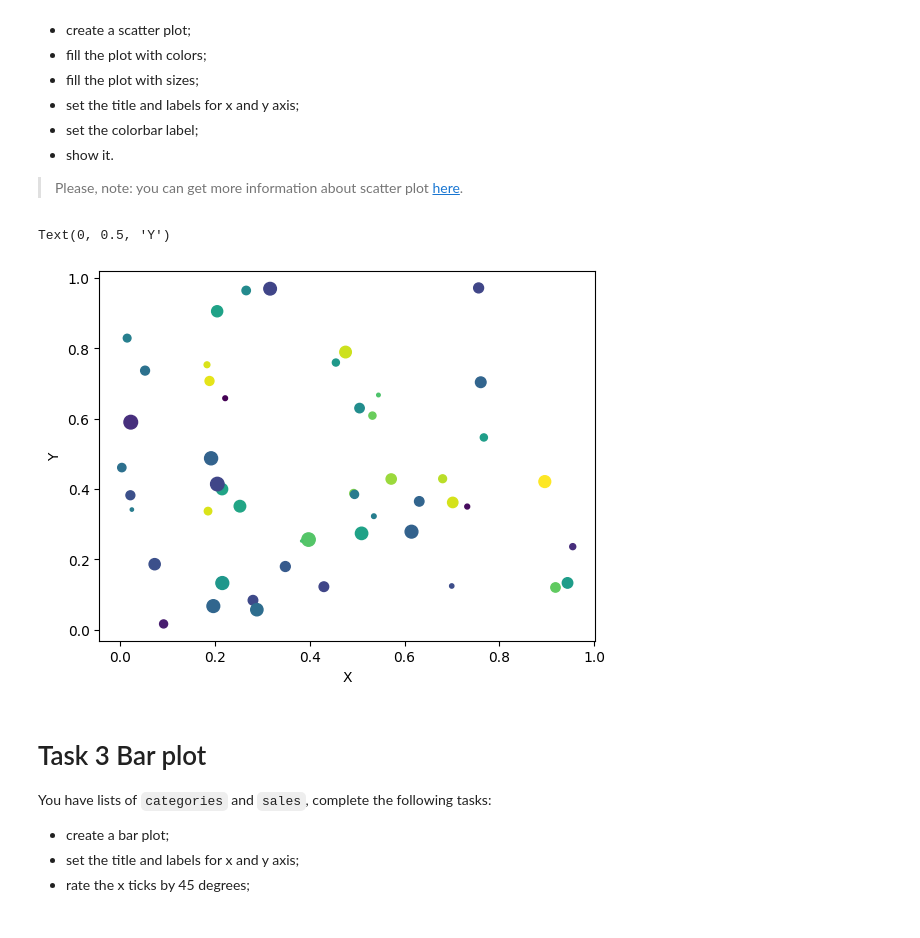
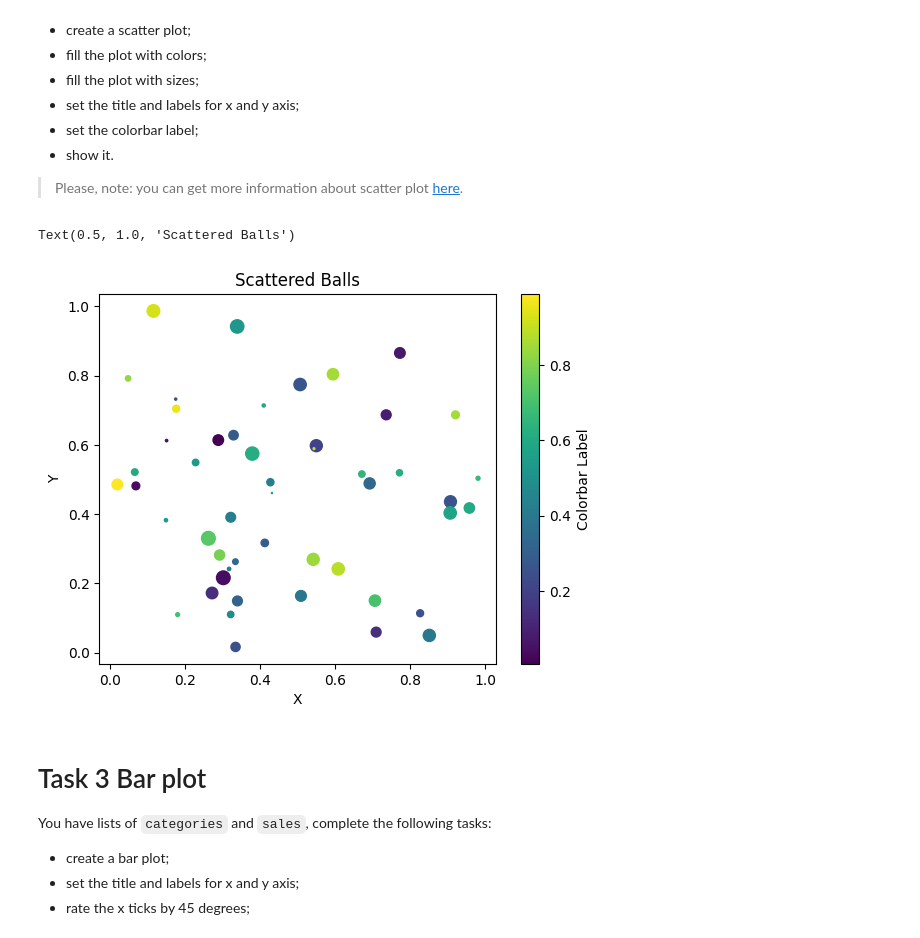
Before and after one commit to mate-academy/py-matplotlib, a Jupyter notebook: app/matplotlib.ipynb, the cells around one changed output. Saved outputs shown, nothing was run; the diff lists cells and outputs as text; code cells hidden in the pictures.

```diff
--- a/app/matplotlib.ipynb
+++ b/app/matplotlib.ipynb
@@ -39,20 +42,22 @@ Complete the following tasks:
 # %%
 x = np.random.rand(50)
 y = np.random.rand(50)
 colors = np.random.rand(50)
 sizes = 100 * np.random.rand(50)
 df1 = pd.DataFrame({
     'x': x,
     'y': y,
     'size': sizes,
     'color': colors
 })
 plt.scatter(df1['x'], df1['y'], s=sizes, c=colors)
 plt.xlabel('X')
 plt.ylabel('Y')
+plt.colorbar(label='Colorbar Label')
+plt.title('Scattered Balls')
 # %% [output]
-Text(0, 0.5, 'Y')
+Text(0.5, 1.0, 'Scattered Balls')
-[figure, old version]
+[figure, new version]
 # %% [markdown]
 # Task 3 Bar plot
 
```
Also changed, not shown: parts of 4 cells of this notebook.
